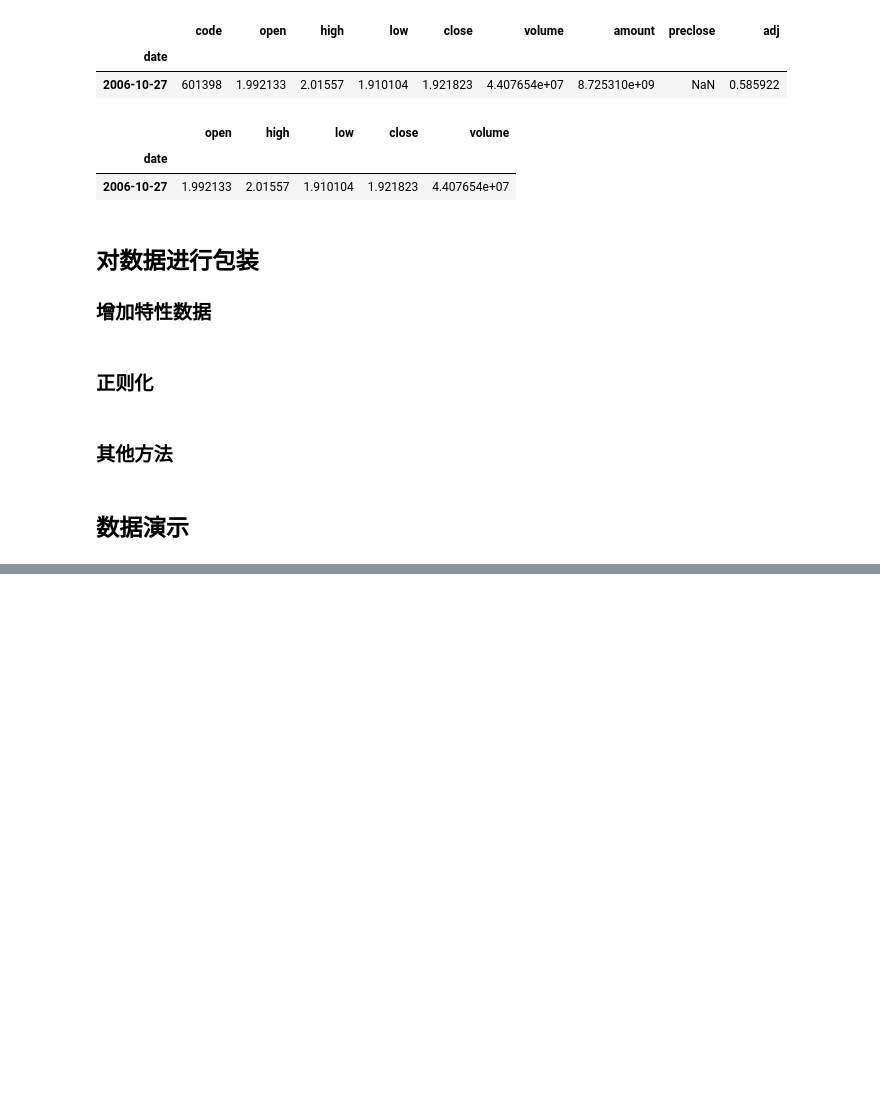
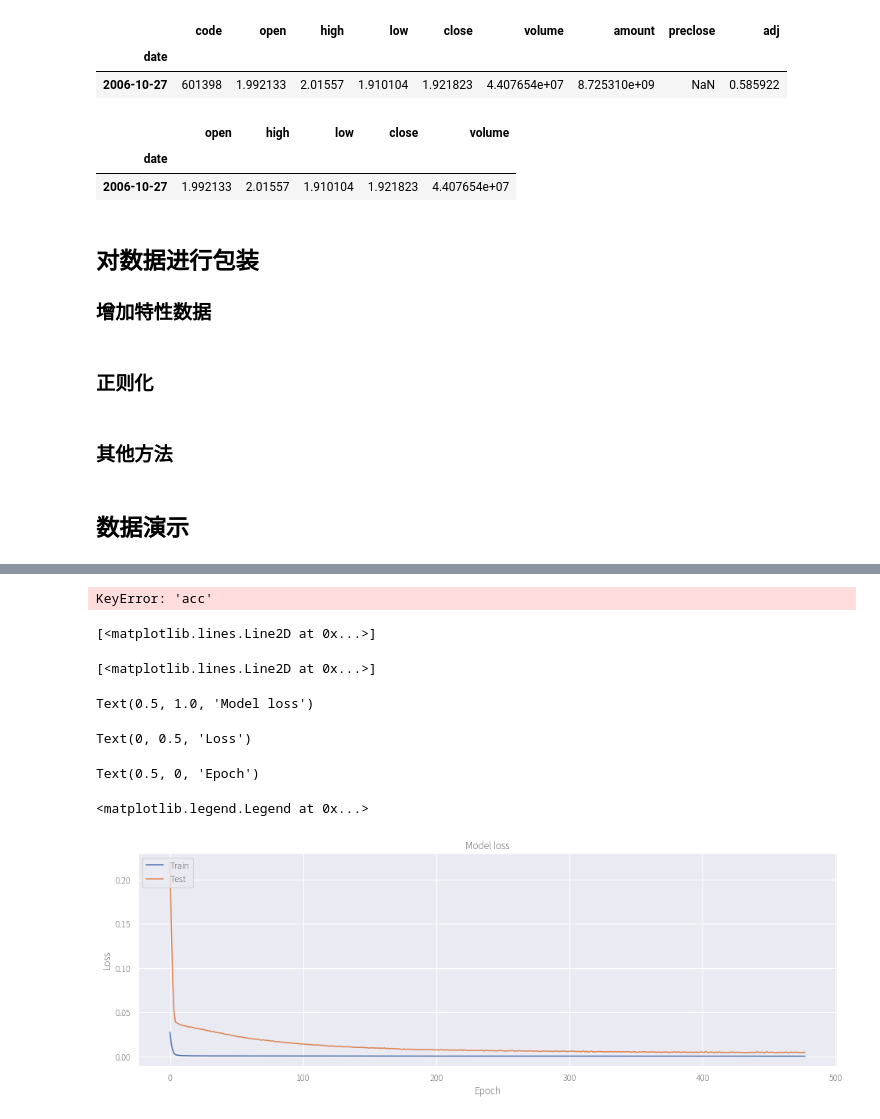
Before and after one commit to GuQiangJS/finance_ai_py, a Jupyter notebook: samples/keras/LSTM_NEW.ipynb, the cells around one changed output, grey strips where cells are left out. Cells and saved outputs as stored; diff of their text form; code cells hidden in the pictures; blank space fills up the shorter version.

```diff
--- a/samples/keras/LSTM_NEW.ipynb
+++ b/samples/keras/LSTM_NEW.ipynb
@@ -168,0 +182,32 @@ ValueError: Error when checking model input: the list of Numpy arrays that you a
+# %%
+data = data_raw.drop(columns=['code','amount','preclose','adj'])
+data_Aug = augFeatures(data)
+data_norm = normalize(data_Aug)
+X,Y=buildData(data_norm)
+# X_train, X_test, y_train, y_test = splitBuildData(X, Y)
+
+# X_train=toNpArray(X_train)
+# X_test=toNpArray(X_test)
+# y_train=toNpArray(y_train)
+# y_test=toNpArray(y_test)
+
+X_np=toNpArray(X)
+Y_np=toNpArray(Y)
+
+model = buildManyToManyModel(X_train.shape)
+cb_loss = EarlyStopping(monitor="loss", patience=10, verbose=1, mode="auto")
+cb_acc = EarlyStopping(monitor="acc", patience=10, verbose=1, mode="auto")
+# epochs: 整数。训练模型迭代轮次。一个轮次是在整个 x 或 y 上的一轮迭代。
+#     请注意，与 initial_epoch 一起，epochs 被理解为 「最终轮次」。
+#     模型并不是训练了 epochs 轮，而是到第 epochs 轮停止训练。
+# batch_size: 整数或 None。每次提度更新的样本数。如果未指定，默认为 32.
+# validation_split: 在 0 和 1 之间浮动。用作验证集的训练数据的比例。
+#     模型将分出一部分不会被训练的验证数据，并将在每一轮结束时评估这些验证数据的误差和任何其他模型指标。
+#     验证数据是混洗之前 x 和y 数据的最后一部分样本中。
+# shuffle: 布尔值（是否在每轮迭代之前混洗数据）或者 字符串 (batch)。
+#     batch 是处理 HDF5 数据限制的特殊选项，它对一个 batch 内部的数据进行混洗。
+#     当 steps_per_epoch 非 None 时，这个参数无效。
+# validation_data: 元组 (x_val，y_val) 或元组 (x_val，y_val，val_sample_weights)，用来评估损失，
+#     以及在每轮结束时的任何模型度量指标。模型将不会在这个数据上进行训练。
+#     这个参数会覆盖 validation_split。
+history=model.fit(X_np, Y_np, epochs=1000, batch_size=128, validation_split=0.15, callbacks=[cb_loss,cb_acc])
@@ -168,0 +232,28 @@ ValueError: Error when checking model input: the list of Numpy arrays that you a
+# %%
+# 绘制训练 & 验证的准确率值
+plt.plot(history.history['acc'])
+plt.plot(history.history['val_acc'])
+plt.title('Model accuracy')
+plt.ylabel('Accuracy')
+plt.xlabel('Epoch')
+plt.legend(['Train', 'Test'], loc='upper left')
+plt.show()
+# %% [output]
+KeyError: 'acc'
+# %%
+# 绘制训练 & 验证的损失值
+plt.plot(history.history['loss'])
+plt.plot(history.history['val_loss'])
+plt.title('Model loss')
+plt.ylabel('Loss')
+plt.xlabel('Epoch')
+plt.legend(['Train', 'Test'], loc='upper left')
+plt.show()
+# %% [output]
+[<matplotlib.lines.Line2D at 0x...>]
+[<matplotlib.lines.Line2D at 0x...>]
+Text(0.5, 1.0, 'Model loss')
+Text(0, 0.5, 'Loss')
+Text(0.5, 0, 'Epoch')
+<matplotlib.legend.Legend at 0x...>
+[figure, added]
```
Also changed, not shown: parts of 13 cells of this notebook.
